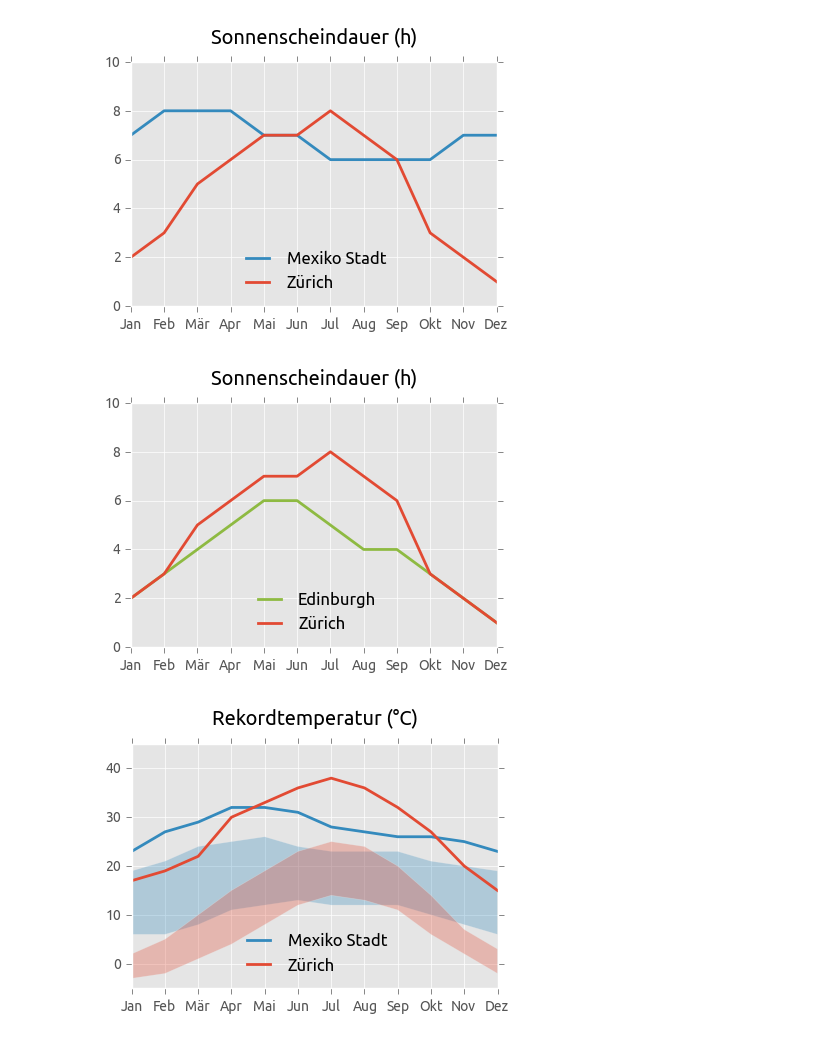
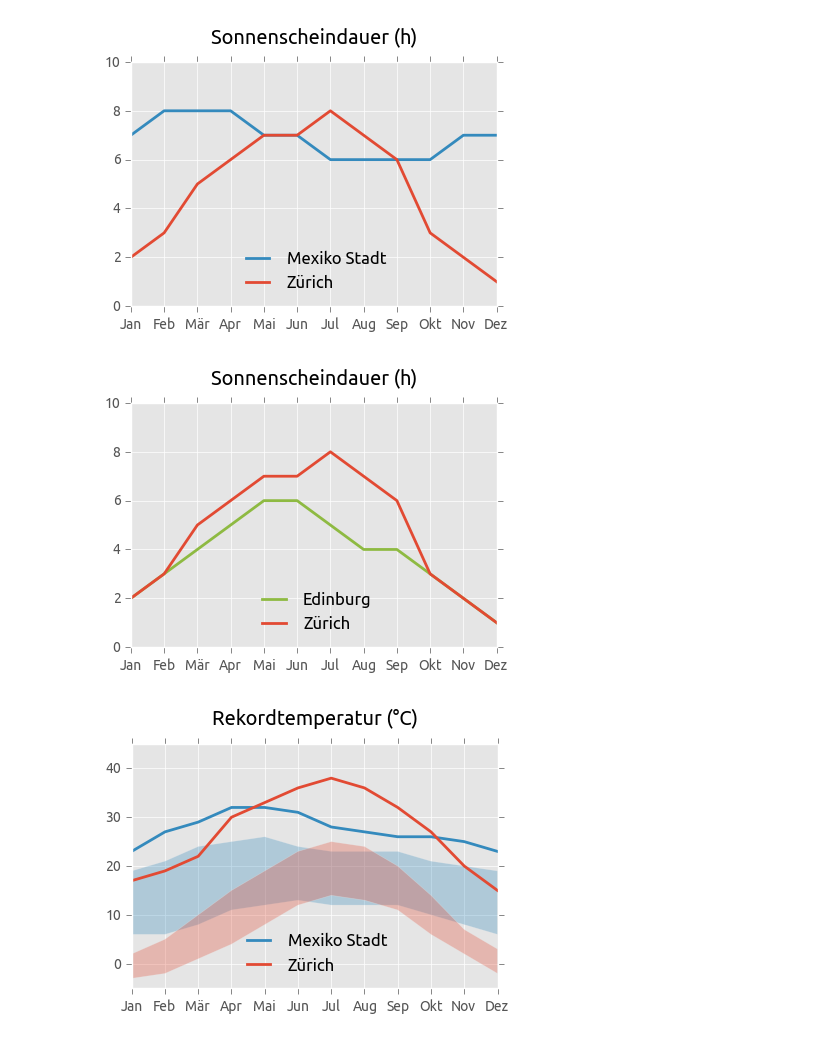
Before and after one commit to prisae/blog-notebooks, a Jupyter notebook: Weather.ipynb, the cells around one changed output. Drawn from its saved outputs; the diff is of its cells as text; code cells hidden in the pictures.

```diff
--- a/Weather.ipynb
+++ b/Weather.ipynb
@@ -173,23 +174,23 @@ plt.show()
 # %%
 fig6 = plt.figure(figsize=(cm2in([12,8])))
 ax6 = plt.gca()
 
 # Plot data
-plt.plot(xvals, EDI['Sunl'], clr[5], lw=2, label='Edinburgh')
+plt.plot(xvals, EDI['Sunl'], clr[5], lw=2, label='Edinburg')
 plt.plot(xvals, ZRH['Sunl'], clr[0], lw=2, label='Zürich')
 
 # Labels and axis settings
 plt.title('Sonnenscheindauer (h)', y=1.05)
 plt.legend(loc=8, frameon=False)
 ax6.set_xticks(np.arange(1,13))
 ax6.set_xticklabels(months)
 plt.axis([1, 12, 0, 10])
 
 plt.savefig(fpath+'SunlEDIZRH.png', bbox_inches='tight')
 
 plt.show()
 # %% [output]
-[figure, old version]
+[figure, new version]
 # %%
 fig7 = plt.figure(figsize=(cm2in([12,8])))
 ax7 = plt.gca()
```
Also changed, not shown: parts of 2 cells of this notebook.
